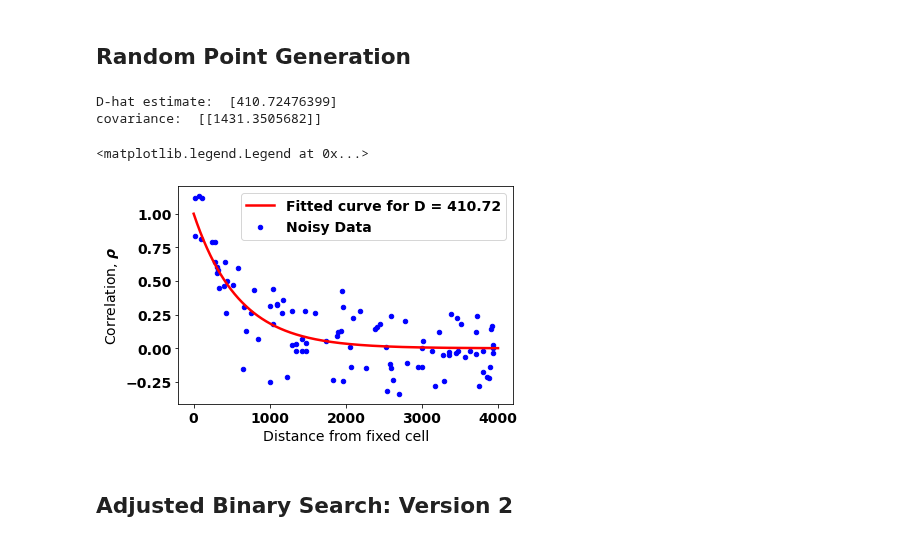
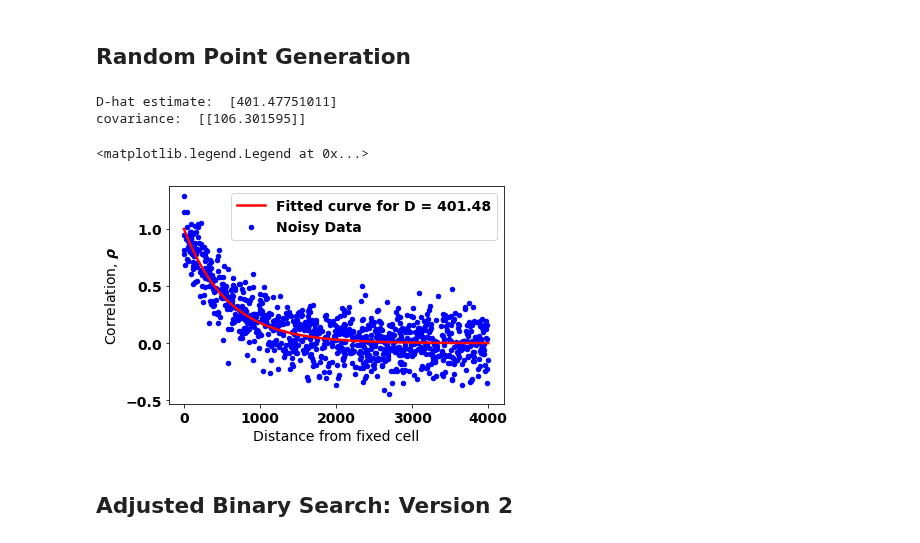
Before and after one commit to mustafa-majid-uu/curvefit_sampling, a Jupyter notebook: sampling_experiments.ipynb, the cells around one changed output. Saved outputs shown, nothing was run; the diff lists cells and outputs as text; code cells hidden in the pictures.

```diff
--- a/sampling_experiments.ipynb
+++ b/sampling_experiments.ipynb
@@ -31,6 +31,28 @@ repeat_times = 1000
 <h2>Generating Noisy Artificial Data</h2>
 # %%
 #np.#random.seed(8)
+
+dist_array = np.arange(0,4001)
+#error_array = np.random.normal(0, 0.15, size=4000)
+
+my_dict = {key: 0 for key in range(0, 4001)} #keep track of how many times a value was accessed
+#noisy_rho = rho_value + error_array
+
+def getNoise(d):
+    d = round(d) #round to the nearest integer
+    count = my_dict[d]
+    #print("count",count)
+    my_dict[d] += 1 #noise for d value accessed once; increment counter to get different noise
+    if(my_dict[d] == 100):
+        my_dict[d] = 0 #cycle back to avoid going out of bounds
+    return error_arrays[count][d]
+
+
+error_arrays = []
+for i in range(0,100):
+    error_array = np.random.normal(0, 0.15, size=4001)
+    error_arrays.append(error_array)
+
 
 #function to calculate correlation (rho) for distance to cell, d, and correlation distance, D
 def cordist(d,D):
@@ -42,12 +64,11 @@ def generate_value(d,err):
     rho = cordist(d,ValueTRUE) #We know that the true value of D is 400km
 
 
-    noisyrho = rho + np.random.normal(0.0, err, 1)[0]  #add random error to rho, taken from a normal distribution with mean = 0 and standard deviation = e
+    noisyrho = rho + getNoise(d)  #add random error to rho, taken from a normal distribution with mean = 0 and standard deviation = e
 
     #while(noisyrho > 1 or noisyrho < -1): #if final rho value is out of bounds, reject the sample
     #    noisyrho = rho + np.random.normal(0.0, err, 1)[0] #resample error and add it to rho
 
-
     return(noisyrho) #returns the resulting noisy correlation value
 # %% [markdown]
 <h2>Random Point Generation</h2>
@@ -62,37 +83,37 @@ def generate_random_samples(n,lower_bound,upper_bound,err):
     for i in range(n):
         d= np.random.uniform(lower_bound,upper_bound) #generate random distance value from fixed cell as a sample from a uniform distribution, in the range L.B. to U.B.
         rho_noisy = generate_value(d,err)
 
         x.append(d)
         y.append(rho_noisy)
     return (x,y)
 
 #Generate scatter plot of distance vs correlation, with random colors to help differentiate overlapping points.
-m = 100 #number of samples
+m = 1000 #number of samples
 x,y = generate_random_samples(m,0,MaxDistance,e) #pass distance bounds and st. error
 plt.figure(0)
 plt.scatter(x,y, c='blue', s=20)
 
 plt.xlabel("Distance from fixed cell")
 plt.ylabel(r'Correlation, $\rho$')
 #plt.title("Scatter plot of generated distance and correlation values")
 rp0 = np.random.uniform(100,1000) #sample initial random guess of D-hat for curve fitting
 params, covs = optimize.curve_fit(cordist, xdata = x, ydata = y, p0=rp0) #fit curve with generated data and initial guess for parameter as 400km
 
 print("D-hat estimate: ", params) #this prints the value of b (corr. distance) estimated from the curve fit on the generated data
 print("covariance: ", covs)
 
 #Plot the fitted curve by calculating y values based on rho without noise
 axis_d = np.array(range(MaxDistance)) #prepare the axis for the fitted line
 yfit = 2**(-axis_d/params[0]) #use the estimated D-hat for the fitted line
 plt.plot(axis_d, yfit, c='red',linewidth='2.5')
 l_strg = "Fitted curve for " + "D" + " = " + str(round(params[0],2))
 plt.legend((l_strg,'Noisy Data'))
 # %% [output]
-D-hat estimate:  [410.72476399]
-covariance:  [[1431.3505682]]
+D-hat estimate:  [401.47751011]
+covariance:  [[106.301595]]
 <matplotlib.legend.Legend at 0x...>
-[figure, old version]
+[figure, new version]
 # %% [markdown]
 <h2>Adjusted Binary Search: Version 2</h2>
 # %%
```
Also changed, not shown: parts of 1 cell of this notebook, 1 other file.
